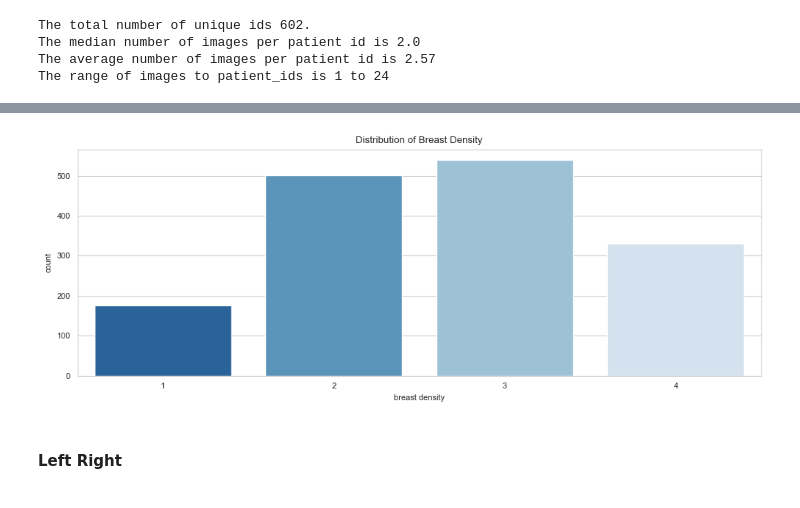
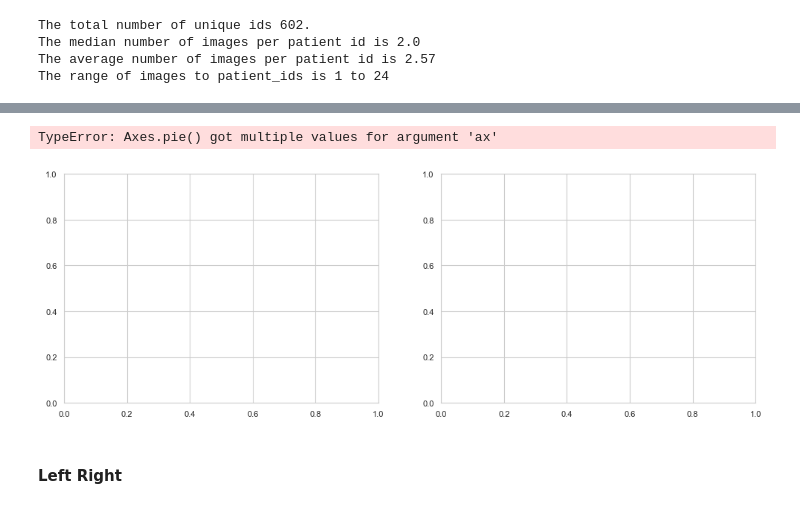
Before and after one commit to john-james-ai/BreastCancerDetection, a Jupyter notebook: _sources/content/01_eda.ipynb, the cells around one changed output, grey strips where cells are left out. Cells and saved outputs as stored; diff of their text form; code cells hidden in the pictures.

```diff
--- a/_sources/content/01_eda.ipynb
+++ b/_sources/content/01_eda.ipynb
@@ -148,8 +214,20 @@ The range of images to patient_ids is 1 to 24
+# %%
+fig, (ax1,ax2) = plt.subplots(figsize=(12,4), nrows=1, ncols=2)
+dataCBIS = [175,501,539,331]
+dataUS = [10,40,40,10]
+keys = ['Almost Entirely Fatty','Scattered Areas of \nFibroglandular Density', 'Heterogeneously Dense', 'Extremely Dense']
+palette_color = sns.color_palette('Blues_r')
+ax1.pie(dataUS, labels=keys, colors=palette_color, autopct='%.0f%%', ax=ax1)
+ax2 = plt.pie(dataCBIS, labels=keys, colors=palette_color, autopct='%.0f%%', ax=ax2)
+ax1.set_title("Breast Density in the U.S.")
+ax1.set_title("Breast Density in CBIS-DDSM.")
+#plt.show()
+# %% [output]
+TypeError: Axes.pie() got multiple values for argument 'ax'
+[figure, added]
 # %%
 fig, ax = plt.subplots(figsize=(12,4))
-ds.plot.countplot(x=df['breast density'], ax=ax, title ="Distribution of Breast Density")
+ds.plot.countplot(data=countsx='breast density', ax=ax, title ="Distribution of Breast Density in CBIS-DDSM Calcification Cases")
-# %% [output]
-[figure, removed]
 # %% [markdown]
 #### Left Right
 # %%
```
Also changed, not shown: parts of 19 cells of this notebook, 19 other files.
